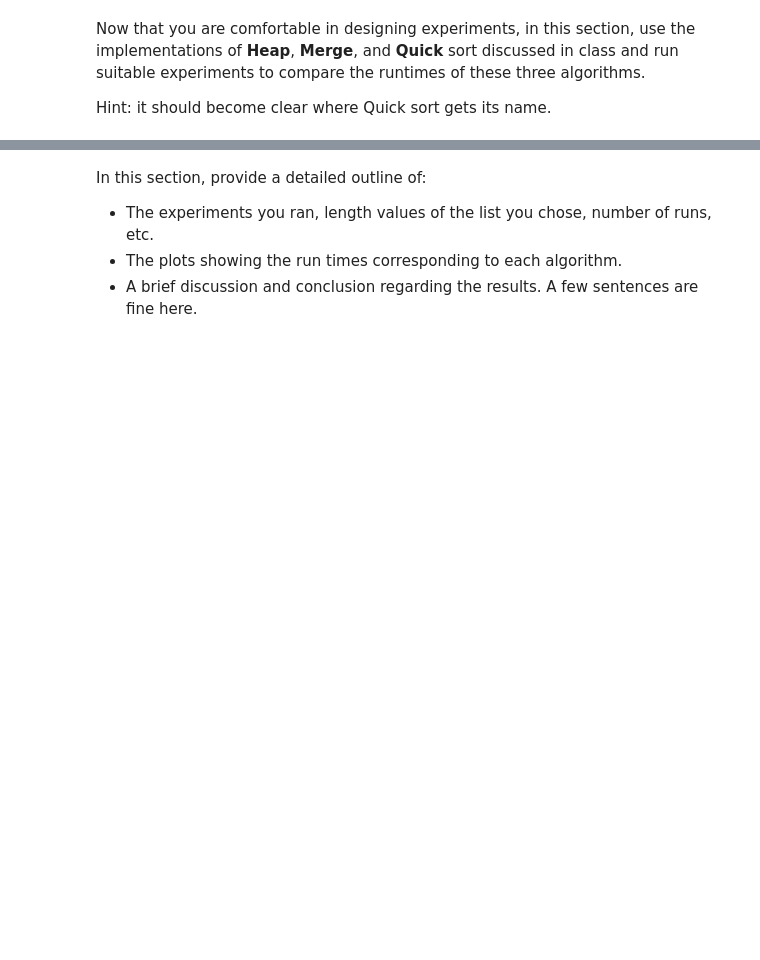
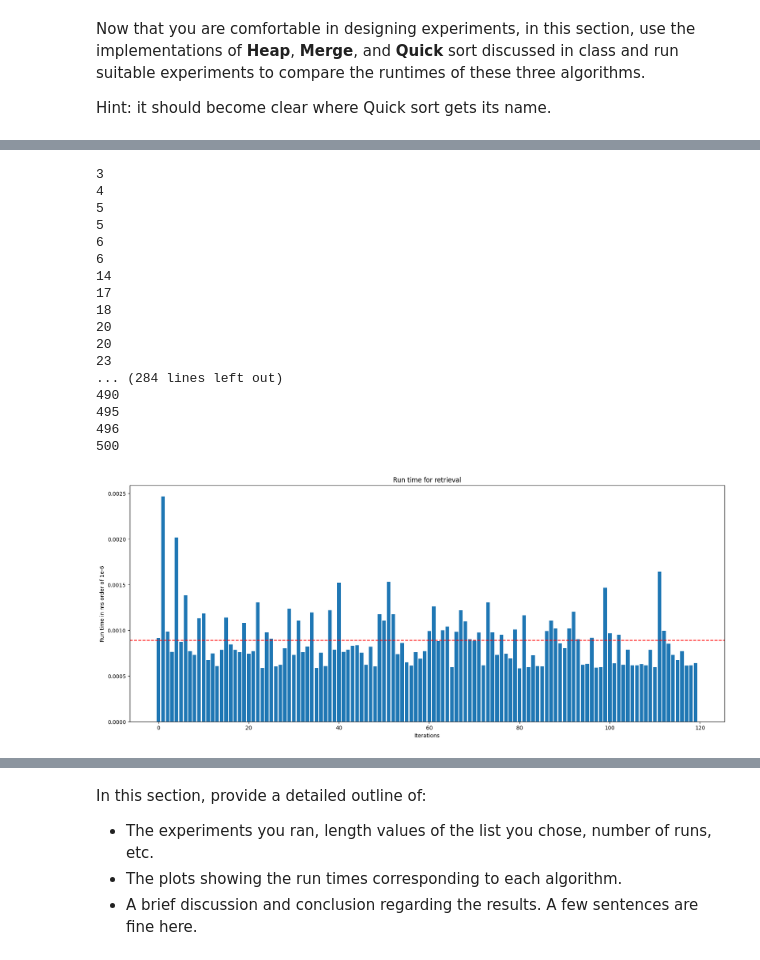
Before and after one commit to jamessidd/2XC3, a Jupyter notebook: Lab_II.ipynb, the cells around one changed output, grey strips where cells are left out. Cells and saved outputs as stored; diff of their text form; code cells hidden in the pictures; blank space fills up the shorter version.

```diff
--- a/Lab_II.ipynb
+++ b/Lab_II.ipynb
@@ -380,0 +307,36 @@ Hint: it should become clear where Quick sort gets its name.
+# %%
+#Merge sort experiment code goes here
+
+n = 120 #number of trials
+run_timesMerge = []
+for _ in range(n):
+
+    randomListMerge = global_random_list.copy()
+    mergeSorted = mergeSort(randomListMerge)
+    startk = timeit.default_timer()
+    mergeSorted = mergeSort(randomListMerge)
+    stopk = timeit.default_timer()
+
+    run_timesMerge.append(stopk-startk)
+for item in mergeSorted:
+    print(item)
+draw_plot(run_timesMerge)
+# %% [output]
+3
+4
+5
+5
+6
+6
+14
+17
+18
+20
+20
+23
+... (284 lines left out)
+490
+495
+496
+500
+[figure, added]
```
Also changed, not shown: parts of 21 cells of this notebook.
